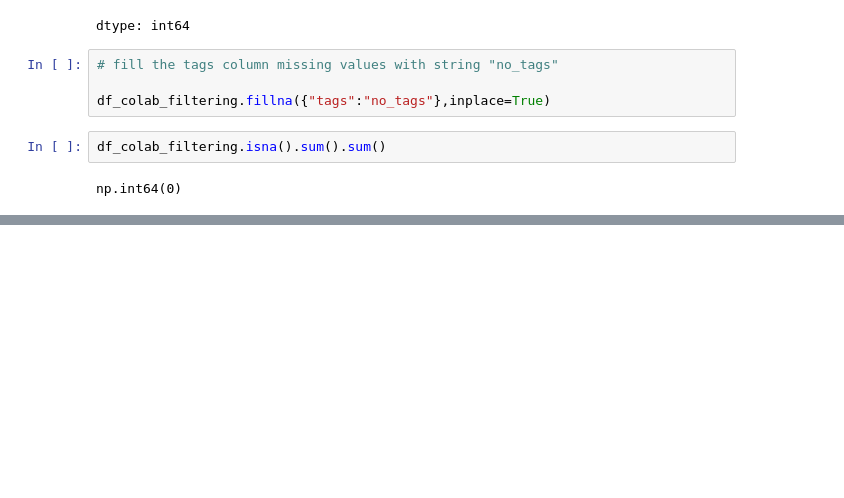
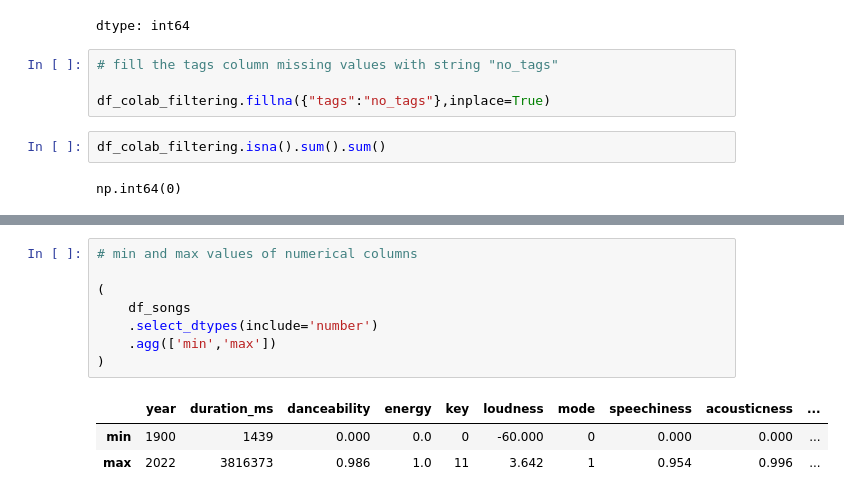
Before and after one commit to vaibhav12686/Hybrid-Recommender-System, a Jupyter notebook: Content_Based_Filtering.ipynb, the cells around one changed output, grey strips where cells are left out. Drawn from its saved outputs; the diff is of its cells as text; blank space fills up the shorter version.

```diff
--- a/Content_Based_Filtering.ipynb
+++ b/Content_Based_Filtering.ipynb
@@ -233,0 +254,12 @@ np.int64(0)
+# %%
+# min and max values of numerical columns
+
+(
+    df_songs
+    .select_dtypes(include='number')
+    .agg(['min','max'])
+)
+# %% [output]
+|  | year | duration_ms | danceability | energy | key | loudness | mode | speechiness | acousticness | ... |
+| min | 1900 | 1439 | 0.000 | 0.0 | 0 | -60.000 | 0 | 0.000 | 0.000 | ... |
+| max | 2022 | 3816373 | 0.986 | 1.0 | 11 | 3.642 | 1 | 0.954 | 0.996 | ... |
```
Also changed, not shown: parts of 5 cells of this notebook.
